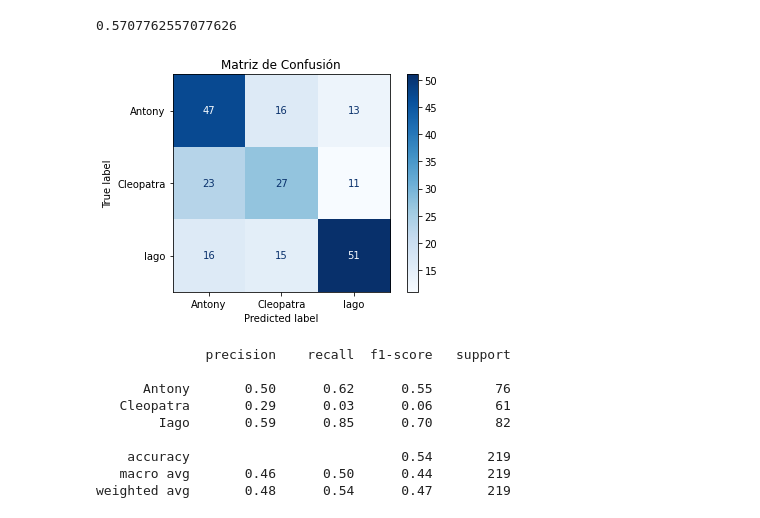
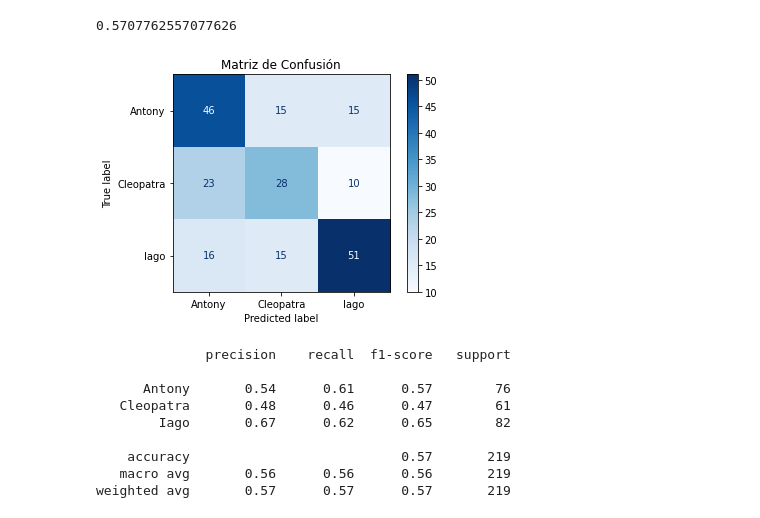
Before and after one commit to AlinaMendez/intro-cd, a Jupyter notebook: Tarea_2/shakespeare_tarea_2 version 2.ipynb, the cells around one changed output. Saved outputs shown, nothing was run; the diff lists cells and outputs as text; code cells hidden in the pictures.

```diff
--- a/Tarea_2/shakespeare_tarea_2 version 2.ipynb
+++ b/Tarea_2/shakespeare_tarea_2 version 2.ipynb
@@ -836,27 +852,27 @@ print(get_accuracy(y_test_s, y_pred_test))
 # %%
 # Calcular la matriz de confusión
 conf_matrix = confusion_matrix(y_test_s, y_pred_test)
 
 # Obtener los nombres de los personajes automáticamente
 labels = np.unique(y_test)
 
 # Mostrar la matriz de confusión con colormap azul usando ConfusionMatrixDisplay
 disp = ConfusionMatrixDisplay(confusion_matrix=conf_matrix, display_labels=labels)
 disp.plot(cmap=plt.cm.Blues)
 plt.title('Matriz de Confusión')
 plt.show()
 
 # Reportar precision y recall para cada personaje
-report = classification_report(y_test, y_pred, target_names=labels)
+report = classification_report(y_test, y_pred_test, target_names=labels)
 print(report)
 # %% [output]
-[figure, old version]
+[figure, new version]
               precision    recall  f1-score   support
 
-      Antony       0.50      0.62      0.55        76
-   Cleopatra       0.29      0.03      0.06        61
-        Iago       0.59      0.85      0.70        82
+      Antony       0.54      0.61      0.57        76
+   Cleopatra       0.48      0.46      0.47        61
+        Iago       0.67      0.62      0.65        82
 
-    accuracy                           0.54       219
-   macro avg       0.46      0.50      0.44       219
-weighted avg       0.48      0.54      0.47       219
+    accuracy                           0.57       219
+   macro avg       0.56      0.56      0.56       219
+weighted avg       0.57      0.57      0.57       219
```
Also changed, not shown: parts of 5 cells of this notebook.
